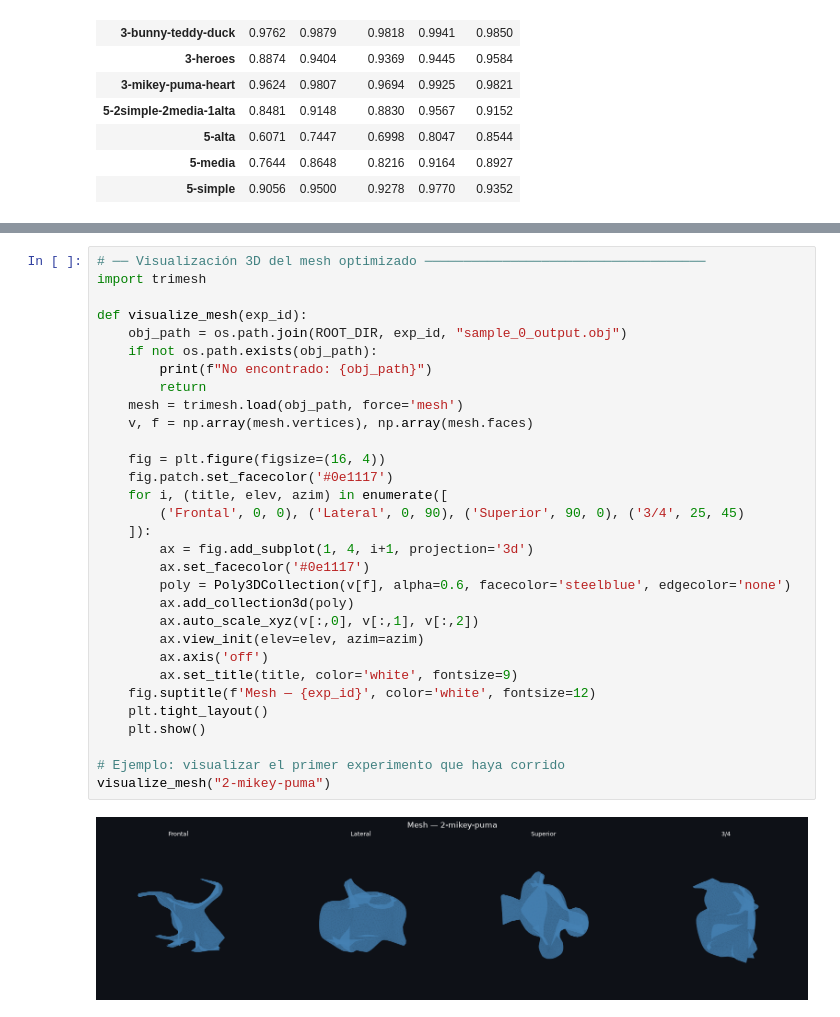
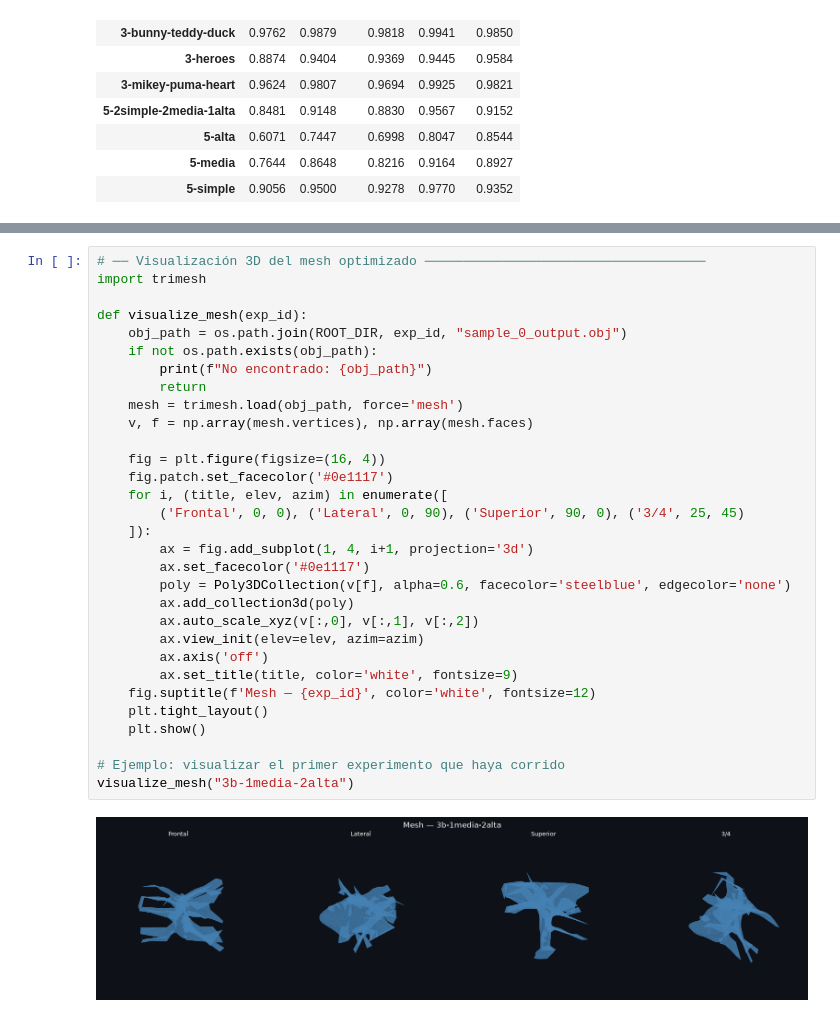
Before and after one commit to kolk3y/Proyecto-grafica, a Jupyter notebook: mesh/Mesh_method.ipynb, the cells around one changed output, grey strips where cells are left out. Drawn from its saved outputs; the diff is of its cells as text.

Commit message:
update mesh

```diff
--- a/mesh/Mesh_method.ipynb
+++ b/mesh/Mesh_method.ipynb
@@ -663,32 +637,32 @@ if todos:
 # ── Visualización 3D del mesh optimizado ────────────────────────────────────
 import trimesh
 
 def visualize_mesh(exp_id):
     obj_path = os.path.join(ROOT_DIR, exp_id, "sample_0_output.obj")
     if not os.path.exists(obj_path):
         print(f"No encontrado: {obj_path}")
         return
     mesh = trimesh.load(obj_path, force='mesh')
     v, f = np.array(mesh.vertices), np.array(mesh.faces)
 
     fig = plt.figure(figsize=(16, 4))
     fig.patch.set_facecolor('#0e1117')
     for i, (title, elev, azim) in enumerate([
         ('Frontal', 0, 0), ('Lateral', 0, 90), ('Superior', 90, 0), ('3/4', 25, 45)
     ]):
         ax = fig.add_subplot(1, 4, i+1, projection='3d')
         ax.set_facecolor('#0e1117')
         poly = Poly3DCollection(v[f], alpha=0.6, facecolor='steelblue', edgecolor='none')
         ax.add_collection3d(poly)
         ax.auto_scale_xyz(v[:,0], v[:,1], v[:,2])
         ax.view_init(elev=elev, azim=azim)
         ax.axis('off')
         ax.set_title(title, color='white', fontsize=9)
     fig.suptitle(f'Mesh — {exp_id}', color='white', fontsize=12)
     plt.tight_layout()
     plt.show()
 
 # Ejemplo: visualizar el primer experimento que haya corrido
-visualize_mesh("2-mikey-puma")
+visualize_mesh("3b-1media-2alta")
 # %% [output]
-[figure, old version]
+[figure, new version]
```
Also changed, not shown: parts of 5 cells of this notebook, 3 other files.
